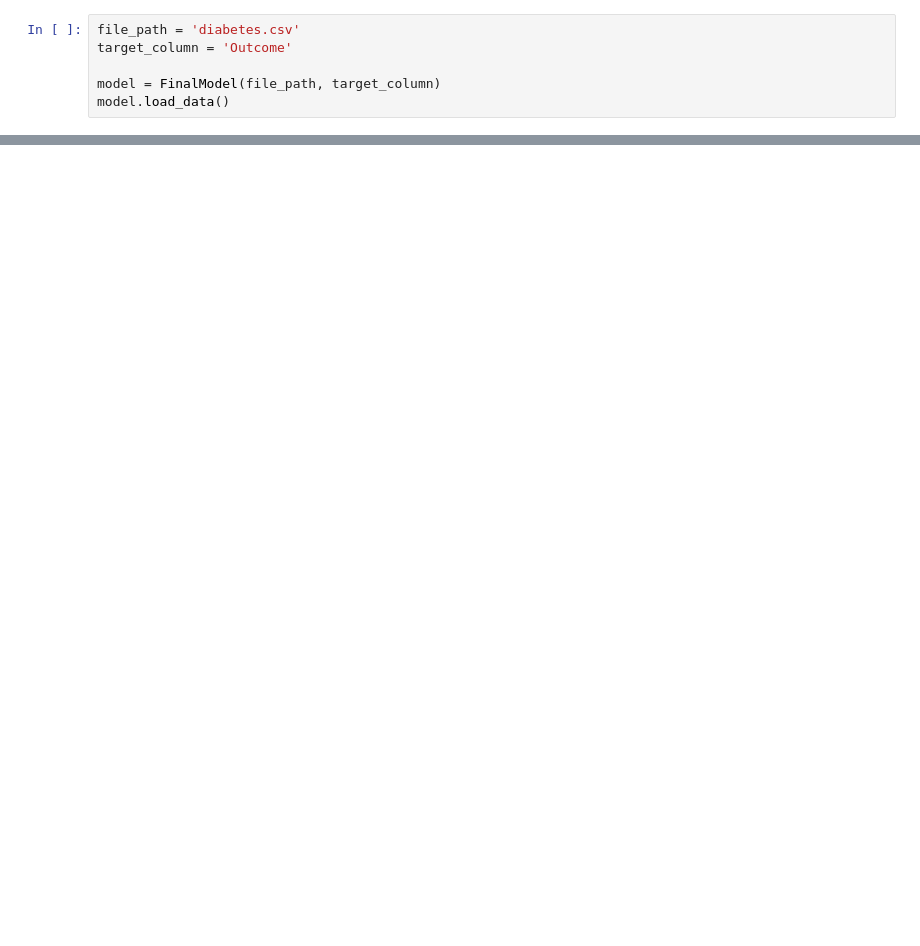
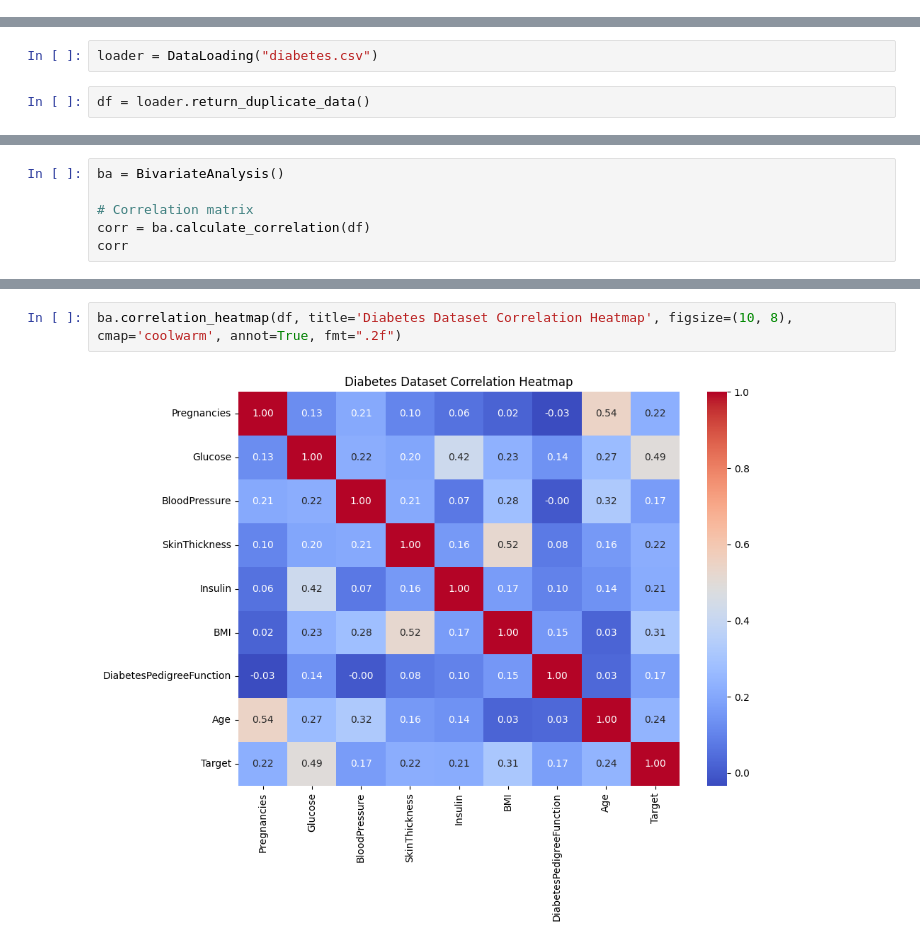
Before and after one commit to Aman-ali76/diabetes-prediction-model, a Jupyter notebook: Aman 195.ipynb, the cells around one changed output, grey strips where cells are left out. Drawn from its saved outputs; the diff is of its cells as text; blank space fills up the shorter version.

```diff
--- a/Aman 195.ipynb
+++ b/Aman 195.ipynb
@@ -201,6 +0,0 @@ class FinalModel(DataProcessor):
-# %%
-file_path = 'diabetes.csv'
-target_column = 'Outcome'
-
-model = FinalModel(file_path, target_column)
-model.load_data()
@@ -608,0 +1011,4 @@ Model saved to 'svm_model.pkl'
+# %%
+loader = DataLoading("diabetes.csv")
+# %%
+df = loader.return_duplicate_data()
@@ -608,0 +1145,6 @@ Model saved to 'svm_model.pkl'
+# %%
+ba = BivariateAnalysis()
+
+# Correlation matrix
+corr = ba.calculate_correlation(df)
+corr
@@ -608,0 +1162,4 @@ Model saved to 'svm_model.pkl'
+# %%
+ba.correlation_heatmap(df, title='Diabetes Dataset Correlation Heatmap', figsize=(10, 8), cmap='coolwarm', annot=True, fmt=".2f")
+# %% [output]
+[figure, added]
```
Also changed, not shown: parts of 97 cells of this notebook, 10 other files.
